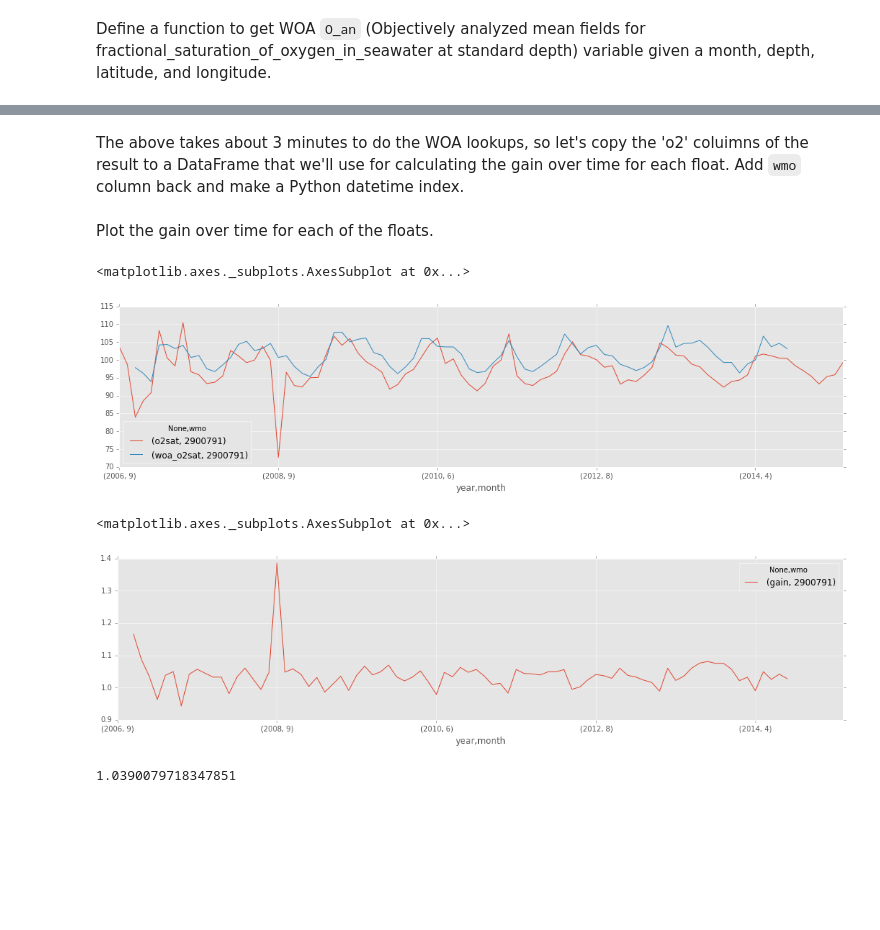
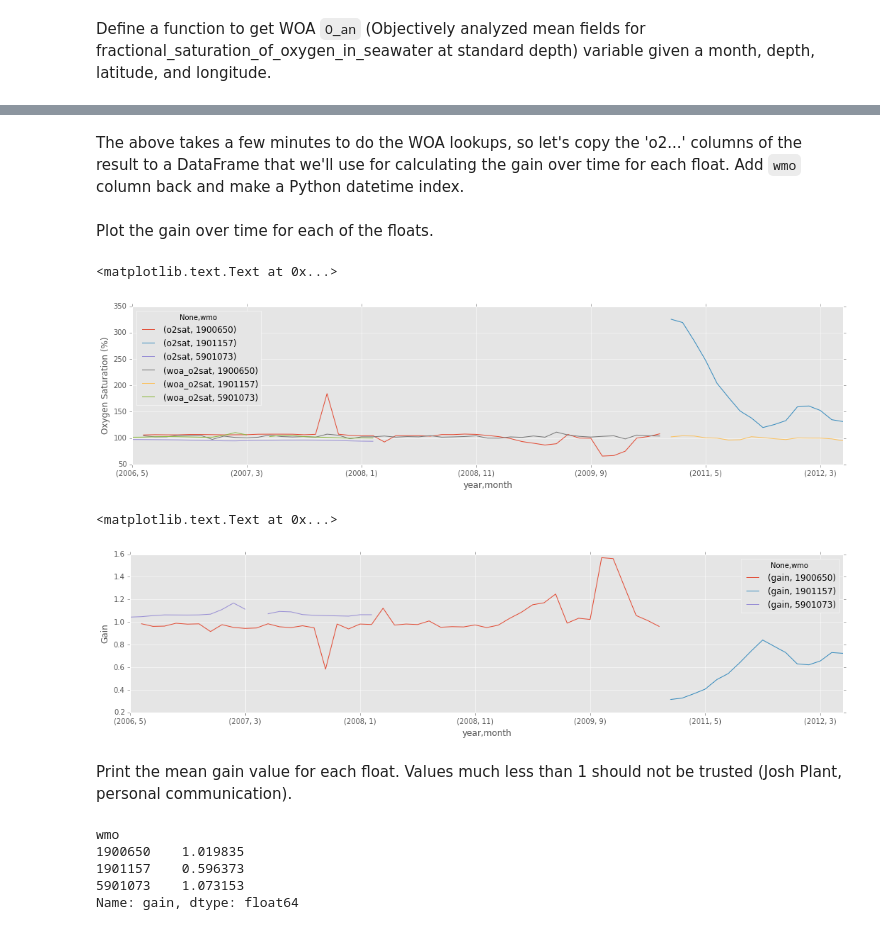
Before and after one commit to biofloat/biofloat, a Jupyter notebook: notebooks/explore_surface_oxygen_and_WOA.ipynb, the cells around one changed output, grey strips where cells are left out. Drawn from its saved outputs; the diff is of its cells as text; code cells hidden in the pictures; blank space fills up the shorter version.

Commit message:
Got text labels working for the scatter map and 3 good floats, one with bad sensor

```diff
--- a/notebooks/explore_surface_oxygen_and_WOA.ipynb
+++ b/notebooks/explore_surface_oxygen_and_WOA.ipynb
@@ -13,12 +13,13 @@ Add parent directory to the path and get an ArgoData object that uses the local
 import sys
 sys.path.insert(0, '../')
 
-from oxyfloat import ArgoData
-ad = ArgoData(cache_file='../biofloat/biofloat_fixed_cache_pressure10_wmo1901156-1901157-5901073.hdf')
+from biofloat import ArgoData
+ad = ArgoData(cache_file='../biofloat/biofloat_fixed_cache_wmo1900650-1901157-5901073.hdf')
 # %% [markdown]
 Get a Pandas DataFrame of all the data in this cache file.
 # %%
 %%time
-wmo_list = ad.get_oxy_floats_from_status(2700)
+wmo_list = ['1900650', '1901157', '5901073']
+ad.set_verbosity(0)
 df = ad.get_float_dataframe(wmo_list)
 # %% [output]
@@ -42,0 +43,11 @@ Populating the interactive namespace from numpy and matplotlib
+# %%
+plt.rcParams['figure.figsize'] = (18.0, 8.0)
+tdf = df.copy()
+tdf['lon'] = tdf.index.get_level_values('lon')
+tdf['lat'] = tdf.index.get_level_values('lat')
+map(tdf.lon, tdf.lat)
+
+for wmo, lon, lat in tdf.groupby(level='wmo')['lon', 'lat'].mean().itertuples():
+    if lon < 0:
+        lon += 360
+    plt.text(lon, lat, wmo)
@@ -44,7 +68,7 @@ Populating the interactive namespace from numpy and matplotlib
 Collapse the surface values into a single value with a `.mean()` (can try doing a `.median()`).
 # %%
 import pandas as pd
-sdf = df.query('pressure < 10').groupby(level=['wmo', 'time', 'lon', 'lat']).mean()
+sdf = df.query('(pressure < 10)').groupby(level=['wmo', 'time', 'lon', 'lat']).median()
 sdf.head()
 # %% [output]
 |  |  |  |  | DOXY_ADJUSTED | PSAL_ADJUSTED | TEMP_ADJUSTED |
@@ -129,5 +153,5 @@ Wall time: 1min 15s
 # %% [markdown]
-The above takes about 3 minutes to do the WOA lookups, so let's copy the 'o2' coluimns of the result to a DataFrame that we'll use for calculating the gain over time for each float. Add `wmo` column back and make a Python datetime index.
+The above takes a few minutes to do the WOA lookups, so let's copy the 'o2...' columns of the result to a DataFrame that we'll use for calculating the gain over time for each float. Add `wmo` column back and make a Python datetime index.
 # %%
 gdf = woadf[['o2sat', 'woa_o2sat']].copy()
 gdf['wmo'] = gdf.index.get_level_values('wmo')
@@ -137,25 +161,27 @@ gdf['date'] = pd.to_datetime(years * 100 + months, format='%Y%m')
 # %% [markdown]
 Plot the gain over time for each of the floats.
 # %%
-import matplotlib as plt
 plt.style.use('ggplot')
 plt.rcParams['figure.figsize'] = (18.0, 4.0)
-gdf[['o2sat', 'woa_o2sat']].unstack(level=0).plot()
-##gdf['gain'] = gdf.woa_o2sat / gdf.o2sat
-##gdf
-#gdf.groupby(level=['wmo']).gain.mean()
-##gdf.gain.unstack('wmo').plot()
-##plot(gdf.date, gdf..gain)
+ax = gdf[['o2sat', 'woa_o2sat']].unstack(level=0).plot()
+ax.set_ylabel('Oxygen Saturation (%)')
 # %% [output]
-<matplotlib.axes._subplots.AxesSubplot at 0x...>
+<matplotlib.text.Text at 0x...>
-[figure, old version]
+[figure, new version]
 # %%
 gdf['gain'] = gdf.woa_o2sat / gdf.o2sat
-gdf[['gain']].unstack(level=0).plot()
+ax = gdf[['gain']].unstack(level=0).plot()
+ax.set_ylabel('Gain')
 # %% [output]
-<matplotlib.axes._subplots.AxesSubplot at 0x...>
+<matplotlib.text.Text at 0x...>
-[figure, old version]
+[figure, new version]
+# %% [markdown]
+Print the mean gain value for each float. Values much less than 1 should not be trusted (Josh Plant, personal communication).
 # %%
-gdf.gain.mean()
+gdf.groupby('wmo').gain.mean()
 # %% [output]
-1.0390079718347851
+wmo
+1900650    1.019835
+1901157    0.596373
+5901073    1.073153
+Name: gain, dtype: float64
```
Also changed, not shown: parts of 15 cells of this notebook.
